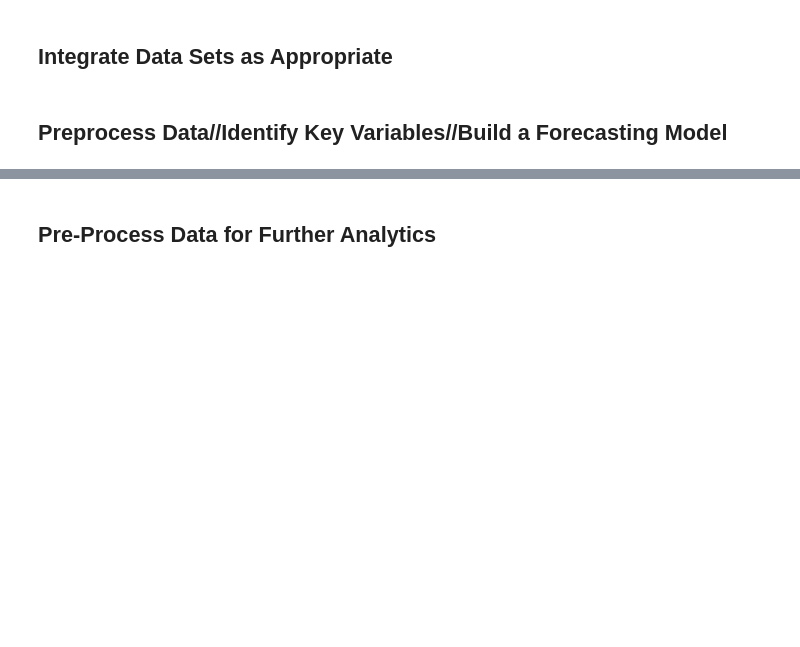
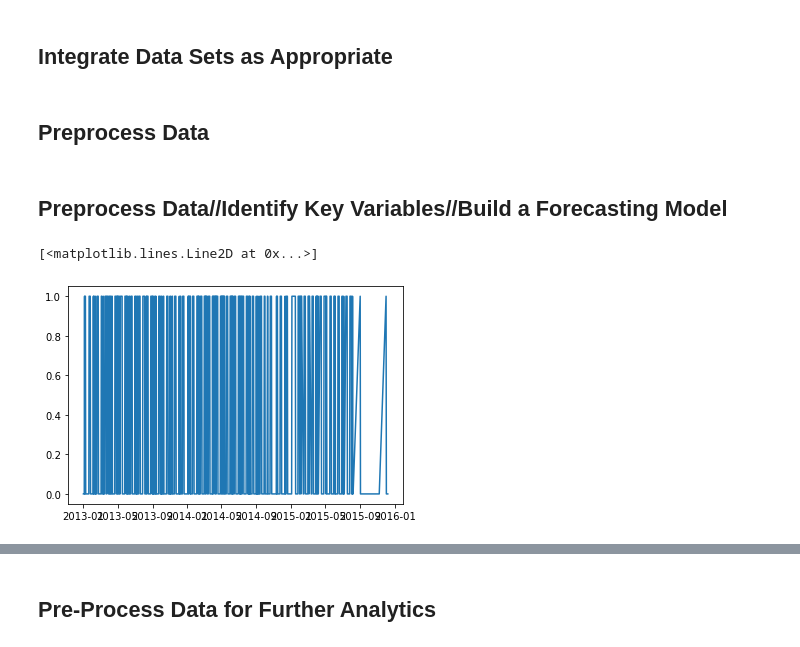
Before and after one commit to peterprescott/sales-data, a Jupyter notebook: notebook.ipynb, the cells around one changed output, grey strips where cells are left out. Drawn from its saved outputs; the diff is of its cells as text; code cells hidden in the pictures; blank space fills up the shorter version.

```diff
--- a/notebook.ipynb
+++ b/notebook.ipynb
@@ -283,8 +329,17 @@ memory usage: 2.8+ MB
 # %%
 # merge on store ID
 combine = pd.merge(store, properDates, on='Store')
+# %% [markdown]
+## Preprocess Data
 # %% [markdown]
 ## Preprocess Data//Identify Key Variables//Build a Forecasting Model
+# %%
+store1 = combine.loc[combine.Store==1].sort_values('Date')
+# %%
+plt.plot(store1.Date, store1.Promo)
+# %% [output]
+[<matplotlib.lines.Line2D at 0x...>]
+[figure, added]
 # %%
 store_type = {}
 resampled = {}
```
Also changed, not shown: parts of 12 cells of this notebook.
